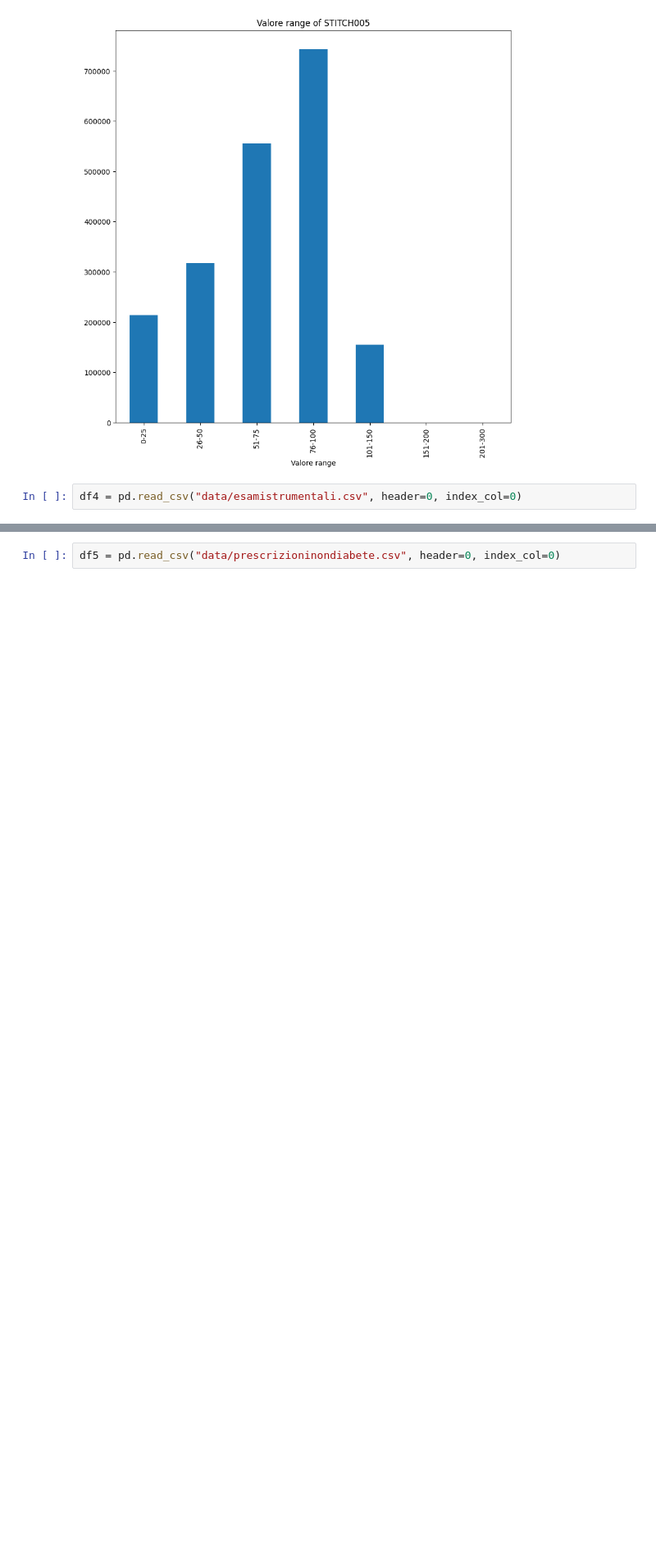
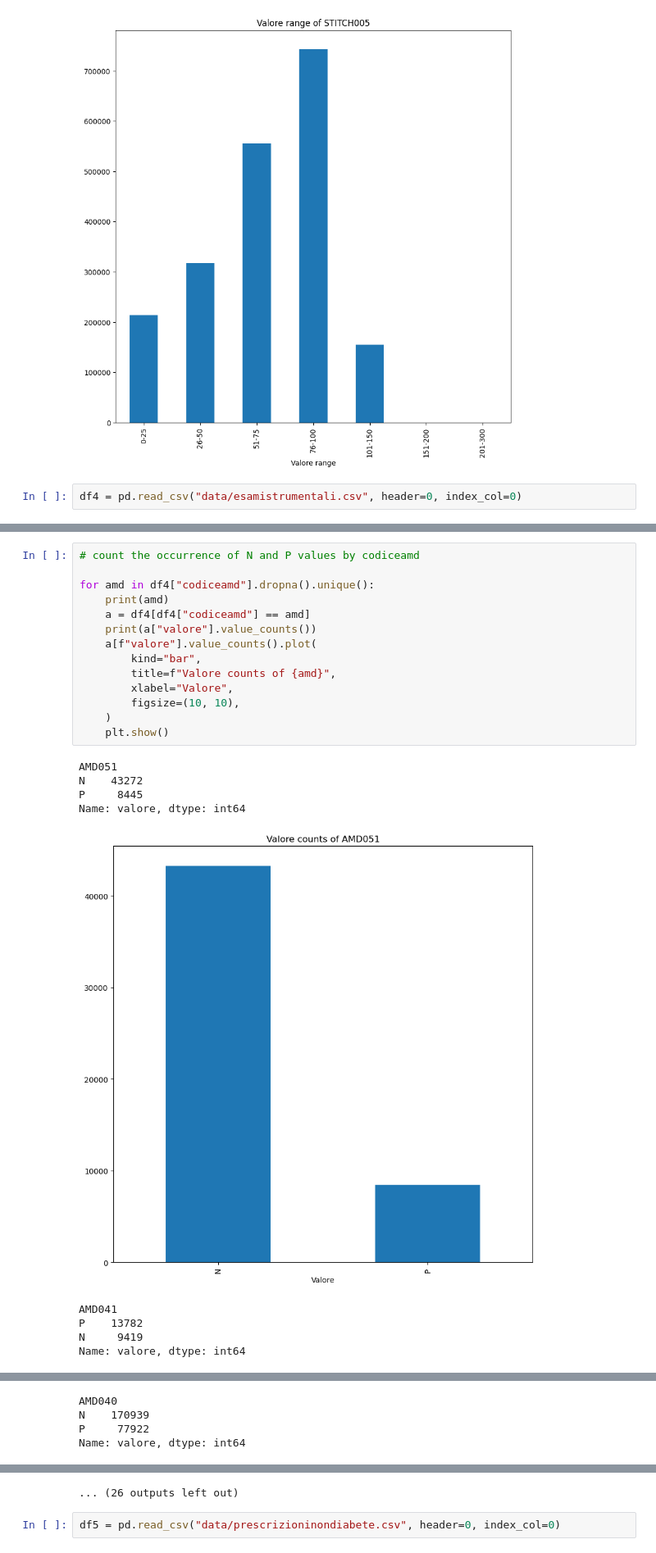
Before and after one commit to AntoAndGar/ML-Health-Event-Prediction, a Jupyter notebook: plot.ipynb, the cells around one changed output, grey strips where cells are left out. Shown at 82% size. Saved outputs shown, nothing was run; the diff lists cells and outputs as text; blank space fills up the shorter version.

```diff
--- a/plot.ipynb
+++ b/plot.ipynb
@@ -311,0 +314,24 @@ a.plot(
+# %%
+# count the occurrence of N and P values by codiceamd
+
+for amd in df4["codiceamd"].dropna().unique():
+    print(amd)
+    a = df4[df4["codiceamd"] == amd]
+    print(a["valore"].value_counts())
+    a[f"valore"].value_counts().plot(
+        kind="bar",
+        title=f"Valore counts of {amd}",
+        xlabel="Valore",
+        figsize=(10, 10),
+    )
+    plt.show()
+# %% [output]
+AMD051
+N    43272
+P     8445
+Name: valore, dtype: int64
+[figure, added]
+AMD041
+P    13782
+N     9419
+Name: valore, dtype: int64
@@ -311,0 +339,4 @@ a.plot(
+AMD040
+N    170939
+P     77922
+Name: valore, dtype: int64
@@ -312,3 +359,4 @@ a.plot(
+... (26 outputs left out)
 # %%
 df5 = pd.read_csv("data/prescrizioninondiabete.csv", header=0, index_col=0)
 # %%
```
Also changed, not shown: parts of 11 cells of this notebook, 4 other files.
